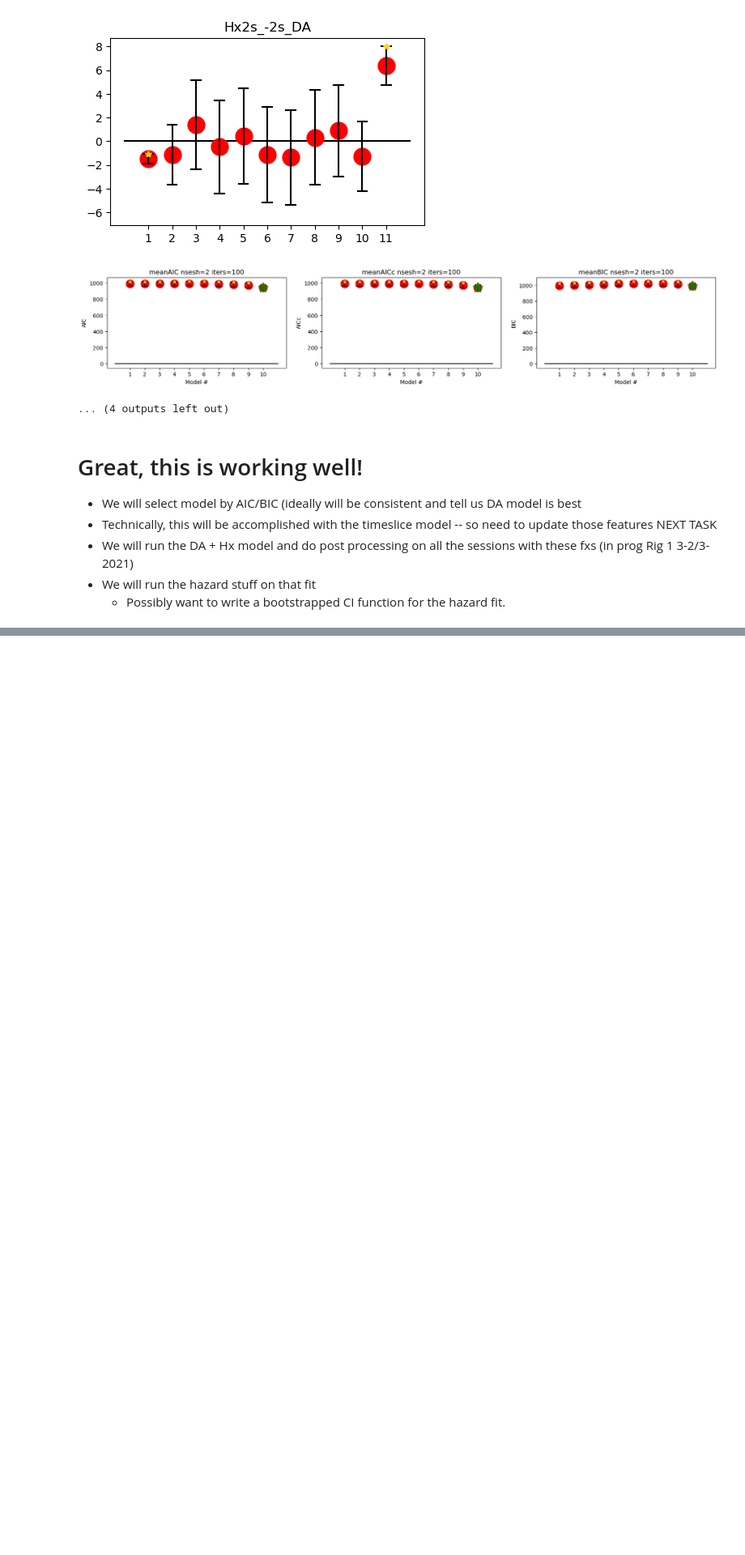
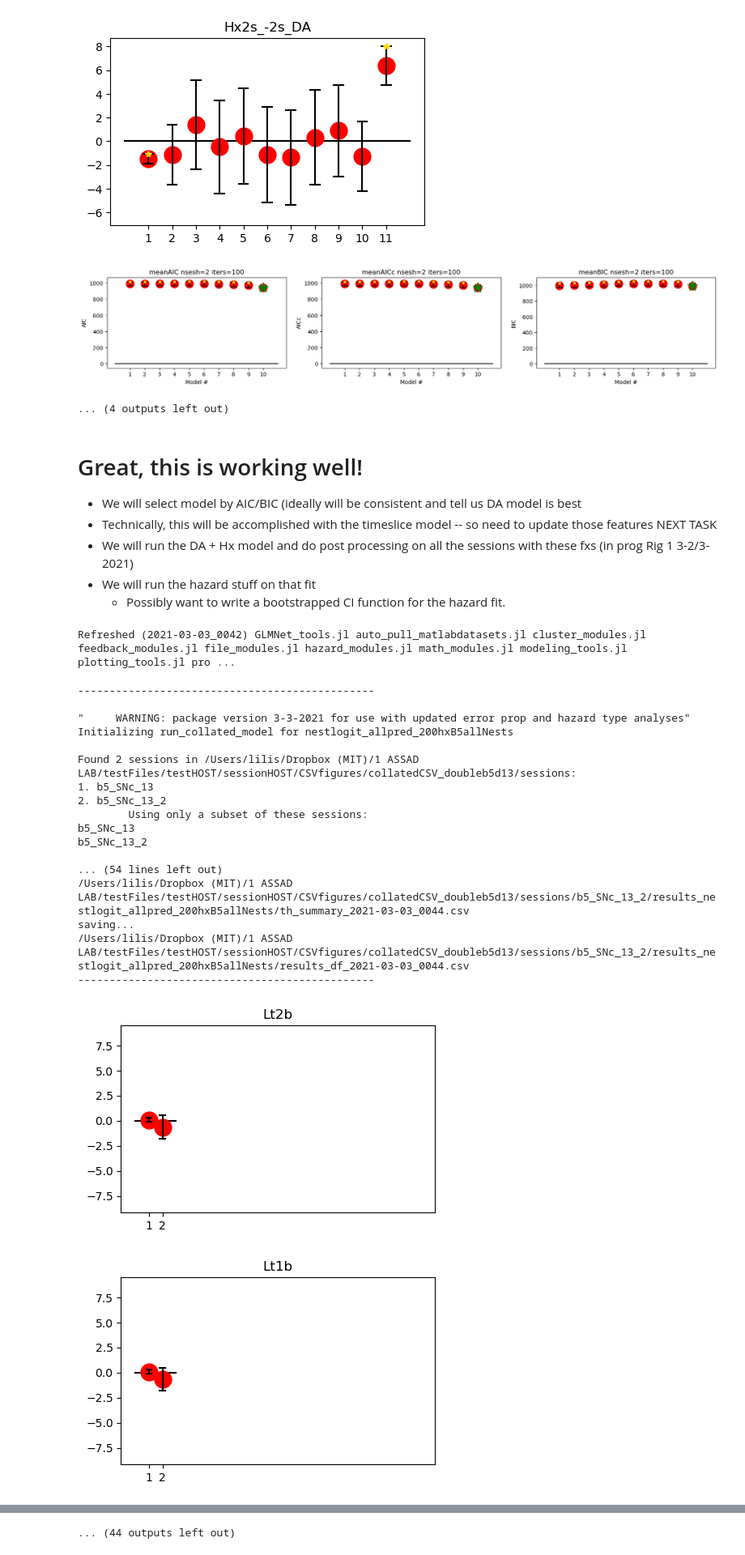
Before and after one commit to harvardschoolofmouse/HSOManalysisPackages, a Jupyter notebook: JuliaLanguage_Hierarchical_Models/2021-2-23 Fixing the autologit and timeslice models for autorun.ipynb, the cells around one changed output, grey strips where cells are left out. Shown at 81% size. Saved outputs shown, nothing was run; the diff lists cells and outputs as text; code cells hidden in the pictures; blank space fills up the shorter version.

```diff
--- a/JuliaLanguage_Hierarchical_Models/2021-2-23 Fixing the autologit and timeslice models for autorun.ipynb
+++ b/JuliaLanguage_Hierarchical_Models/2021-2-23 Fixing the autologit and timeslice models for autorun.ipynb
@@ -1034,3 +1028,40 @@ Test Accuracy nsesh=2 iters=100 best=[0.61295461691833]
 - We will run the DA + Hx model and do post processing on all the sessions with these fxs (in prog Rig 1 3-2/3-2021)
 - We will run the hazard stuff on that fit
     - Possibly want to write a bootstrapped CI function for the hazard fit.
+# %%
+cd("/Users/lilis/Documents/GitHub/HSOManalysisPackages/JuliaLanguage_Hierarchical_Models")
+include(join([pwd(), "/function_library/file_modules.jl"]))
+refresh_tools("function_library")
+# %% [output]
+Refreshed (2021-03-03_0042) GLMNet_tools.jl auto_pull_matlabdatasets.jl cluster_modules.jl feedback_modules.jl file_modules.jl hazard_modules.jl math_modules.jl modeling_tools.jl plotting_tools.jl pro ...
+# %%
+runID = "B5allNests"
+collatedPath = "/Users/lilis/Dropbox (MIT)/1 ASSAD LAB/testFiles/testHOST/sessionHOST/CSVfigures/collatedCSV_doubleb5d13/sessions"
+compositeSavePath = "/Users/lilis/Dropbox (MIT)/1 ASSAD LAB/testFiles/testHOST/sessionHOST/CSVfigures/collatedCSV_doubleb5d13/Composite_B5_allNest3-3-21"
+modelpackagefunction = nestlogit_allpred_200hx_pkg#fullmodel_ocs_logit_200hx_pkg
+postprocessingfunction = template_postprocessingfunction#bootlogit_timeslice_postprocessingfunction1
+
+(fails2, results2,postprocessing2) = run_collated_model(collatedPath, modelpackagefunction;
+    pathIDx = 1:2,runFails=false, failDirs=[],
+    postprocessingfunction=postprocessingfunction,
+    compositesavepath=compositeSavePath, runID=runID, suppressFigures=false);
+# %% [output]
+-----------------------------------------------
+
+"     WARNING: package version 3-3-2021 for use with updated error prop and hazard type analyses"
+Initializing run_collated_model for nestlogit_allpred_200hxB5allNests
+
+Found 2 sessions in /Users/lilis/Dropbox (MIT)/1 ASSAD LAB/testFiles/testHOST/sessionHOST/CSVfigures/collatedCSV_doubleb5d13/sessions:
+1. b5_SNc_13
+2. b5_SNc_13_2
+        Using only a subset of these sessions:
+b5_SNc_13
+b5_SNc_13_2
+
+... (54 lines left out)
+/Users/lilis/Dropbox (MIT)/1 ASSAD LAB/testFiles/testHOST/sessionHOST/CSVfigures/collatedCSV_doubleb5d13/sessions/b5_SNc_13_2/results_nestlogit_allpred_200hxB5allNests/th_summary_2021-03-03_0044.csv
+saving...
+/Users/lilis/Dropbox (MIT)/1 ASSAD LAB/testFiles/testHOST/sessionHOST/CSVfigures/collatedCSV_doubleb5d13/sessions/b5_SNc_13_2/results_nestlogit_allpred_200hxB5allNests/results_df_2021-03-03_0044.csv
+-----------------------------------------------
+[figure, added]
+[figure, added]
@@ -1036,0 +1077 @@ Test Accuracy nsesh=2 iters=100 best=[0.61295461691833]
+... (44 outputs left out)
```
Also changed, not shown: parts of 3 cells of this notebook, 1 other file.
